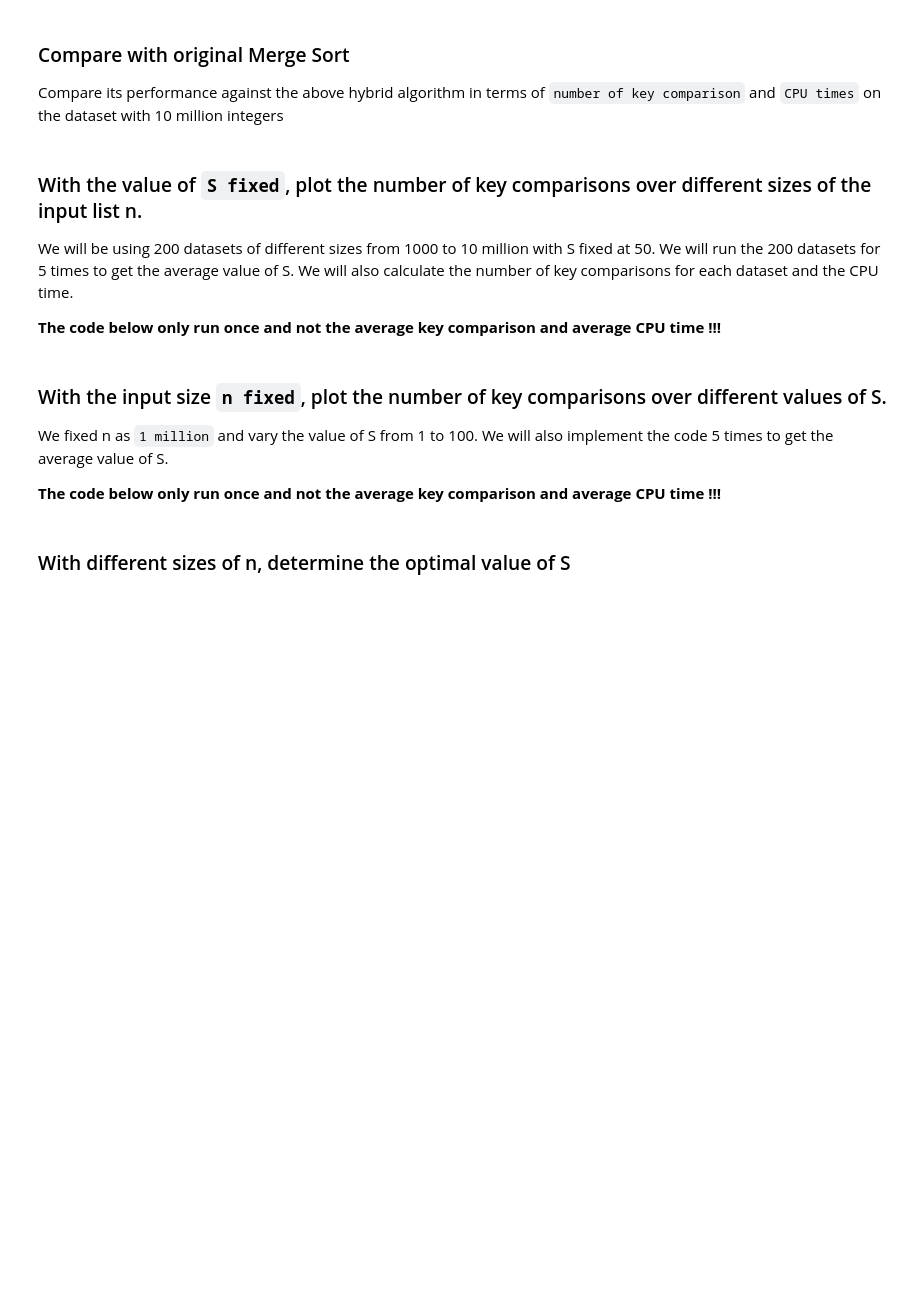
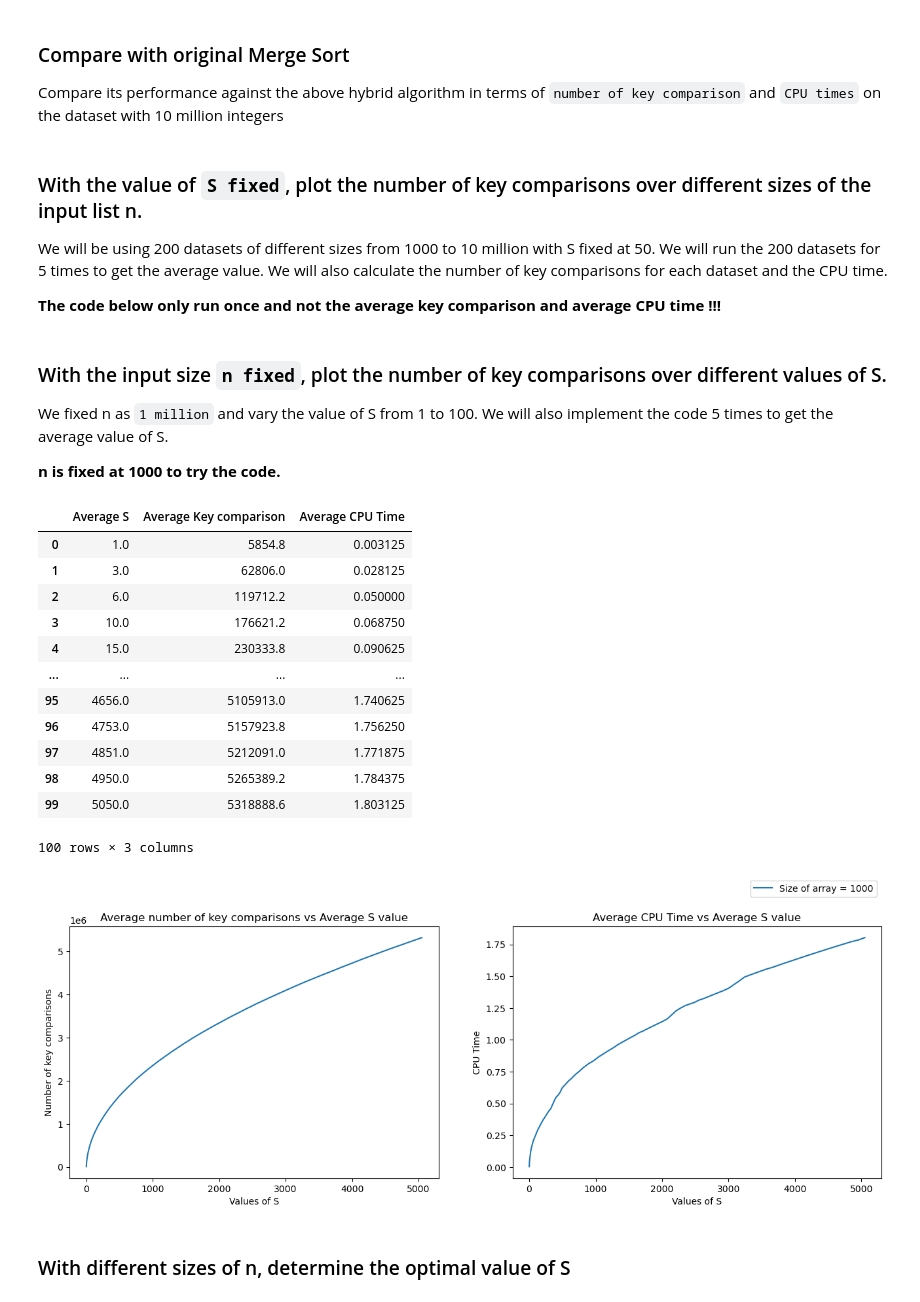
Before and after one commit to jdengoh/SC2001, a Jupyter notebook: Integration of Mergesort and Insertion Sort/Fix_s_and_n.ipynb, the cells around one changed output. Cells and saved outputs as stored; diff of their text form; code cells hidden in the pictures; blank space fills up the shorter version.

```diff
--- a/Integration of Mergesort and Insertion Sort/Fix_s_and_n.ipynb
+++ b/Integration of Mergesort and Insertion Sort/Fix_s_and_n.ipynb
@@ -196,6 +196,6 @@ if __name__ == "__main__":
 # %% [markdown]
 ### With the value of `S fixed`, plot the number of key comparisons over different sizes of the input list n.
-We will be using 200 datasets of different sizes from 1000 to 10 million with S fixed at 50. We will run the 200 datasets for 5 times to get the average value of S. We will also calculate the number of key comparisons for each dataset and the CPU time.
+We will be using 200 datasets of different sizes from 1000 to 10 million with S fixed at 50. We will run the 200 datasets for 5 times to get the average value. We will also calculate the number of key comparisons for each dataset and the CPU time.
 
 **The code below only run once and not the average key comparison and average CPU time !!!**
 # %%
@@ -249,56 +262,83 @@ print(fixed_s)
 ### With the input size `n fixed`, plot the number of key comparisons over different values of S.
 We fixed n as `1 million` and vary the value of S from 1 to 100. We will also implement the code 5 times to get the average value of S.
 
-**The code below only run once and not the average key comparison and average CPU time !!!**
+**n is fixed at 1000 to try the code.**
 # %%
 # Fixed n = 1 million
-comparison = []
-time = []
+total_comparison = []
+avg_comparison = []
+total_time = []
+avg_time = []
 threshold = []
+avg_threshold = []
 
 # Varies S starting from 1 to 100 in step of 1
 # If put 100, 100 is excluded. So to include 100, we use 101 instead
 for s in range(1, 101, 1):
+    # Generate the dataset and run 5 times
     arr = randgen(1, 1000, 1000)
-    # Start the timer
-    cpu_start = process_time()
-    count = MergeInsertSort(arr, 0, len(arr)-1, s)
-    # Stop the timer
-    cpu_stop = process_time()
-    # Find the time elasped
-    cpu_diff = cpu_stop - cpu_start
-    comparison.append(count)
-    # Keep track of the CPU time
-    time.append(cpu_diff)
-    # Keep track of the S values
-    threshold.append(s)
+    for i in range(5):
+        # Start the timer
+        cpu_start = process_time()
+        count = MergeInsertSort(arr, 0, len(arr)-1, s)
+        # Stop the timer
+        cpu_stop = process_time()
+        # Find the time elasped
+        cpu_diff = cpu_stop - cpu_start
+        total_comparison.append(count)
+        # Keep track of the CPU time
+        total_time.append(cpu_diff)
+        # Keep track of the S values
+        threshold.append(s)
 
+    # Calculate the average CPU time and key comparison
+    time = sum(total_time) / 5
+    key = sum(total_comparison) / 5
+    avg_comparison.append(key)
+    avg_time.append(time)
+    value = sum(threshold) / 5
+    avg_threshold.append(value)
 
-fixed_n = pd.DataFrame({"S" : threshold})
-fixed_n['Key comparison'] = pd.Series(comparison)
-fixed_n['CPU Time'] = pd.Series(time)
+fixed_n = pd.DataFrame({"Average S" : avg_threshold})
+fixed_n['Average Key comparison'] = pd.Series(avg_comparison)
+fixed_n['Average CPU Time'] = pd.Series(avg_time)
 
-x1 = fixed_n['S']
-y1 = fixed_n['Key comparison']
+x1 = fixed_n['Average S']
+y1 = fixed_n['Average Key comparison']
 
 fig, axes = plt.subplots(1, 2, figsize=(16, 5))
 
 axes[0].plot(x1, y1)
-axes[0].set_title('Number of key comparisons vs S value')
+axes[0].set_title('Average number of key comparisons vs Average S value')
 axes[0].set_xlabel('Values of S')
 axes[0].set_ylabel('Number of key comparisons')
 
 
-x2 = fixed_n['S']
-y2 = fixed_n['CPU Time']
+x2 = fixed_n['Average S']
+y2 = fixed_n['Average CPU Time']
 
 axes[1].plot(x2, y2)
-axes[1].set_title('CPU Time vs S value')
+axes[1].set_title('Average CPU Time vs Average S value')
 axes[1].set_xlabel('Values of S')
 axes[1].set_ylabel('CPU Time')
 plt.legend(['Size of array = 1000'], bbox_to_anchor = (1, 1.20))
 
-print(fixed_n)
+fixed_n
+# %% [output]
+|  | Average S | Average Key comparison | Average CPU Time |
+| 0 | 1.0 | 5854.8 | 0.003125 |
+| 1 | 3.0 | 62806.0 | 0.028125 |
+| 2 | 6.0 | 119712.2 | 0.050000 |
+| 3 | 10.0 | 176621.2 | 0.068750 |
+| 4 | 15.0 | 230333.8 | 0.090625 |
+| ... | ... | ... | ... |
+| 95 | 4656.0 | 5105913.0 | 1.740625 |
+| 96 | 4753.0 | 5157923.8 | 1.756250 |
+| 97 | 4851.0 | 5212091.0 | 1.771875 |
+| 98 | 4950.0 | 5265389.2 | 1.784375 |
+| 99 | 5050.0 | 5318888.6 | 1.803125 |
+100 rows × 3 columns
+[figure, added]
 # %% [markdown]
 ### With different sizes of n, determine the optimal value of S
 # %%
```
Also changed, not shown: parts of 2 cells of this notebook.
